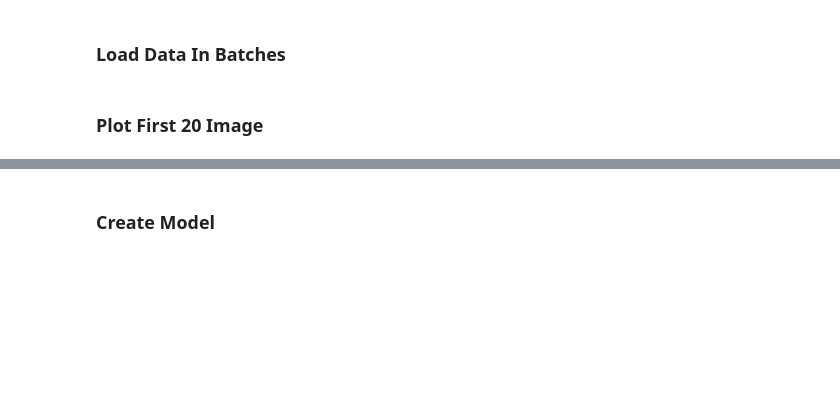
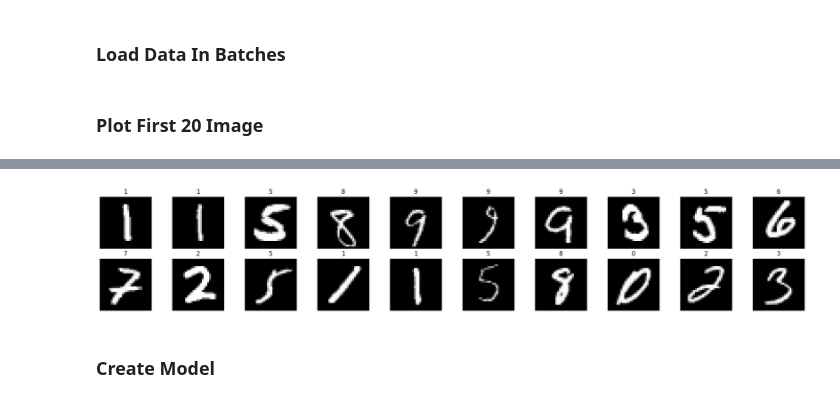
Before and after one commit to mohamedshalghm/ElectroAI_Python_Notebook, a Jupyter notebook: NN/mnist_nn.ipynb, the cells around one changed output, grey strips where cells are left out. Cells and saved outputs as stored; diff of their text form; code cells hidden in the pictures; blank space fills up the shorter version.

```diff
--- a/NN/mnist_nn.ipynb
+++ b/NN/mnist_nn.ipynb
@@ -47,6 +49,9 @@ def im_convert(tensor):
 # %%
 dataIter = iter(training_loader) # Move Through Data Batches
 images, labels = next(dataIter) #( Load Batche One By One Mean Load Every 100 Image )
+# %%
+valdataIter = iter(validation_loader) # Move Through Data Batches
+vimages, vlabels = next(valdataIter) #( Load Batche One By One Mean Load Every 100 Image )
 # %% [markdown]
 ### Plot First 20 Image
 # %%
@@ -60,3 +65,11 @@ for idx in range(20):
+# %%
+fig = plt.figure(figsize = (25, 4))
+for idx in range(20):
+    ax = fig.add_subplot(2, 10, idx+1, xticks = [], yticks = [])
+    plt.imshow(im_convert(vimages[idx]))
+    ax.set_title(vlabels[idx].item())
+# %% [output]
+[figure, added]
 # %% [markdown]
 ### Create Model
 # %%
```
Also changed, not shown: parts of 17 cells of this notebook, 2 other files.
